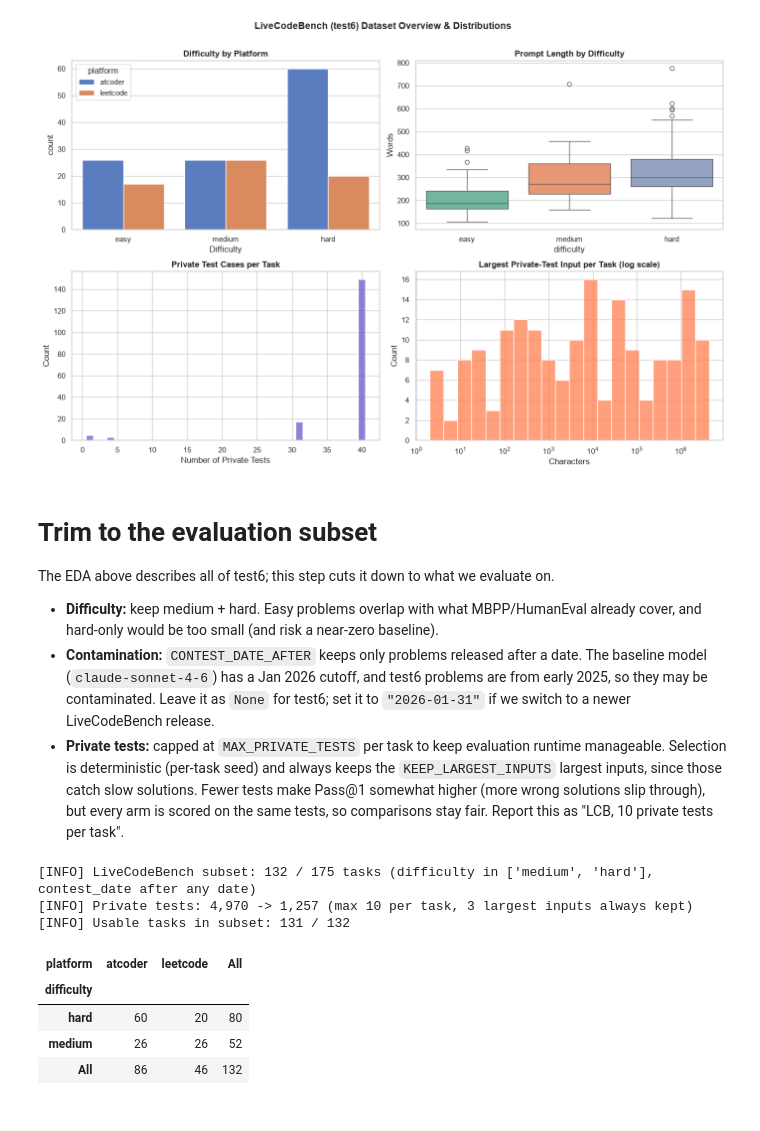
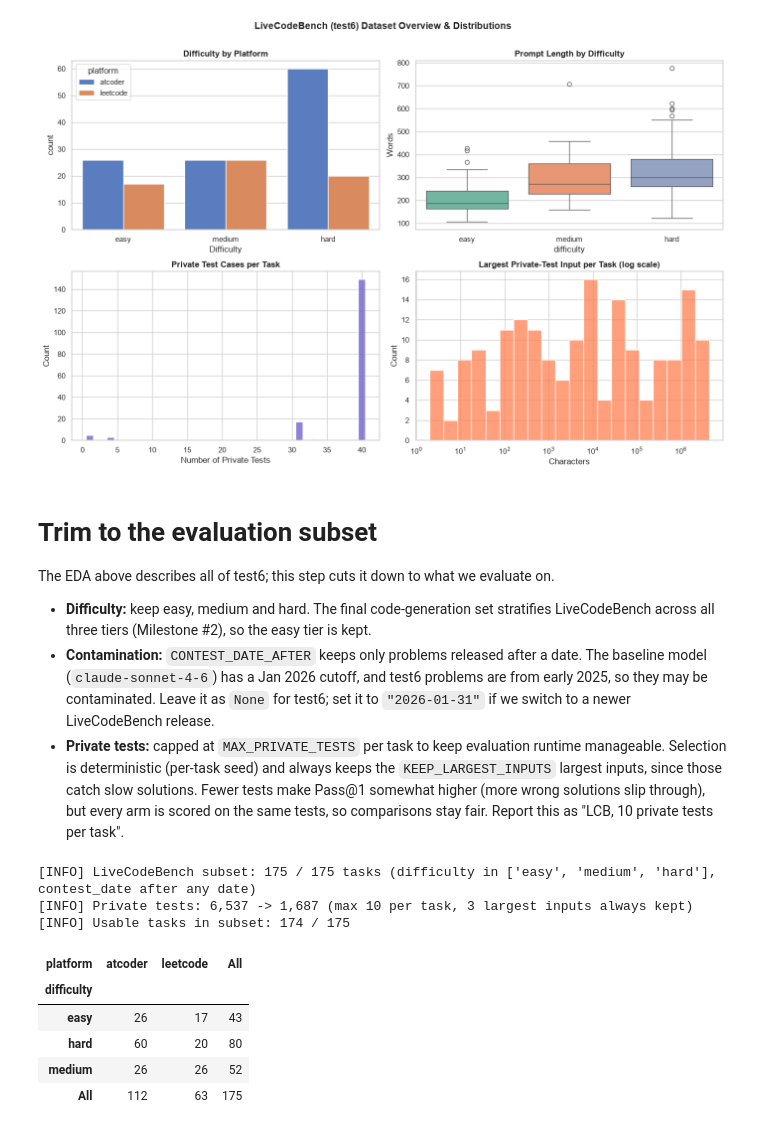
Before and after one commit to Break-Through-Tech/Anote-1A-building-high-quality-datasets-and-evaluation-frameworks-for-ai-coding-assistants, a Jupyter notebook: notebooks/code_generation_EDA_pipeline.ipynb, the cells around one changed output. Cells and saved outputs as stored; diff of their text form; code cells hidden in the pictures.

```diff
--- a/notebooks/code_generation_EDA_pipeline.ipynb
+++ b/notebooks/code_generation_EDA_pipeline.ipynb
@@ -622,7 +438,7 @@ def lcb_test_format(tests: list) -> str:
 
 def clean_lcb(df: pd.DataFrame) -> pd.DataFrame:
     """
-    Standardizes LiveCodeBench records into the same schema as MBPP and HumanEval.
+    Standardizes LiveCodeBench records into the same schema as MBPP.
     Schema Output: [task_id, dataset_name, task_type, prompt, reference_code, test_cases,
                     test_format, entry_point, signature, test_imports,
                     platform, contest_id, contest_date, difficulty, private_test_cases]
@@ -818,14 +634,14 @@ easy             26        17   43
 
 The EDA above describes all of test6; this step cuts it down to what we evaluate on.
 
-- **Difficulty:** keep medium + hard. Easy problems overlap with what MBPP/HumanEval already cover, and hard-only would be too small (and risk a near-zero baseline).
+- **Difficulty:** keep easy, medium and hard. The final code-generation set stratifies LiveCodeBench across all three tiers (Milestone #2), so the easy tier is kept.
 - **Contamination:** `CONTEST_DATE_AFTER` keeps only problems released after a date. The baseline model (`claude-sonnet-4-6`) has a Jan 2026 cutoff, and test6 problems are from early 2025, so they may be contaminated. Leave it as `None` for test6; set it to `"2026-01-31"` if we switch to a newer LiveCodeBench release.
 - **Private tests:** capped at `MAX_PRIVATE_TESTS` per task to keep evaluation runtime manageable. Selection is deterministic (per-task seed) and always keeps the `KEEP_LARGEST_INPUTS` largest inputs, since those catch slow solutions. Fewer tests make Pass@1 somewhat higher (more wrong solutions slip through), but every arm is scored on the same tests, so comparisons stay fair. Report this as "LCB, 10 private tests per task".
 # %%
 import random
 
 # --- LCB subset settings ---
-KEEP_DIFFICULTIES = ["medium", "hard"]  # easy is dropped: MBPP/HumanEval already cover easy problems
+KEEP_DIFFICULTIES = ["easy", "medium", "hard"]  # all three tiers: the final set is stratified across them
 CONTEST_DATE_AFTER = None               # e.g. "2026-01-31" to keep only problems after the baseline model's cutoff
 MAX_PRIVATE_TESTS = 10                  # cap per task to keep evaluation runtime manageable
 KEEP_LARGEST_INPUTS = 3                 # always kept: the largest inputs catch slow solutions
@@ -843,37 +659,38 @@ def cap_private_tests(tests: list, task_id: str) -> list:
     keep = set(by_size[:KEEP_LARGEST_INPUTS])
     rest = [i for i in range(len(tests)) if i not in keep]
     keep.update(random.Random(f"{SEED}-{task_id}").sample(rest, MAX_PRIVATE_TESTS - len(keep)))
     return [tests[i] for i in sorted(keep)]
 
 
 n_before = len(df_lcb_clean)
 subset_mask = df_lcb_clean["difficulty"].isin(KEEP_DIFFICULTIES)
 if CONTEST_DATE_AFTER:
     subset_mask &= df_lcb_clean["contest_date"] > CONTEST_DATE_AFTER  # ISO strings compare correctly
 df_lcb_clean = df_lcb_clean[subset_mask].reset_index(drop=True)
 
 # Record the original count once, so re-running this cell doesn't overwrite it with the capped count
 if "num_private_test_cases_original" not in df_lcb_clean.columns:
     df_lcb_clean["num_private_test_cases_original"] = df_lcb_clean["private_test_cases"].apply(len)
 df_lcb_clean["private_test_cases"] = [
     cap_private_tests(tests, task_id)
     for tests, task_id in zip(df_lcb_clean["private_test_cases"], df_lcb_clean["task_id"])
 ]
 
 print(f"[INFO] LiveCodeBench subset: {len(df_lcb_clean)} / {n_before} tasks "
       f"(difficulty in {KEEP_DIFFICULTIES}, contest_date after {CONTEST_DATE_AFTER or 'any date'})")
 print(f"[INFO] Private tests: {df_lcb_clean['num_private_test_cases_original'].sum():,} -> "
       f"{df_lcb_clean['private_test_cases'].apply(len).sum():,} (max {MAX_PRIVATE_TESTS} per task, "
       f"{KEEP_LARGEST_INPUTS} largest inputs always kept)")
 print(f"[INFO] Usable tasks in subset: {df_lcb_clean['tests_ok'].sum()} / {len(df_lcb_clean)}")
 pd.crosstab(df_lcb_clean["difficulty"], df_lcb_clean["platform"], margins=True)
 # %% [output]
-[INFO] LiveCodeBench subset: 132 / 175 tasks (difficulty in ['medium', 'hard'], contest_date after any date)
-[INFO] Private tests: 4,970 -> 1,257 (max 10 per task, 3 largest inputs always kept)
-[INFO] Usable tasks in subset: 131 / 132
+[INFO] LiveCodeBench subset: 175 / 175 tasks (difficulty in ['easy', 'medium', 'hard'], contest_date after any date)
+[INFO] Private tests: 6,537 -> 1,687 (max 10 per task, 3 largest inputs always kept)
+[INFO] Usable tasks in subset: 174 / 175
 | platform | atcoder | leetcode | All |
 | difficulty |  |  |  |
+| easy | 26 | 17 | 43 |
 | hard | 60 | 20 | 80 |
 | medium | 26 | 26 | 52 |
-| All | 86 | 46 | 132 |
+| All | 112 | 63 | 175 |
 # %% [markdown]
```
Also changed, not shown: parts of 24 cells of this notebook, 22 other files.
